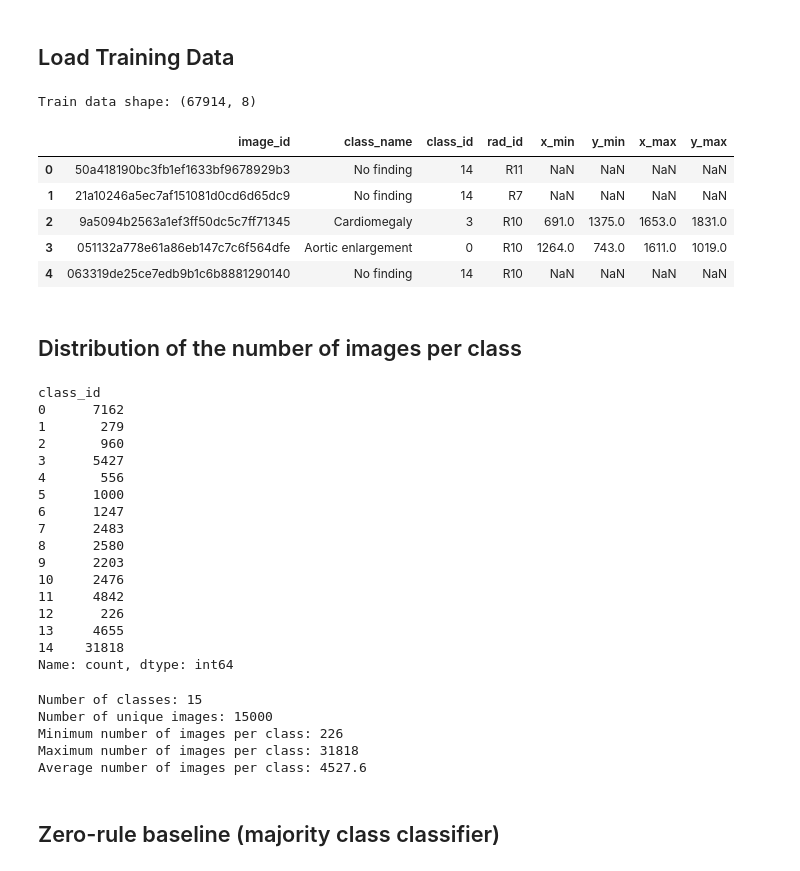
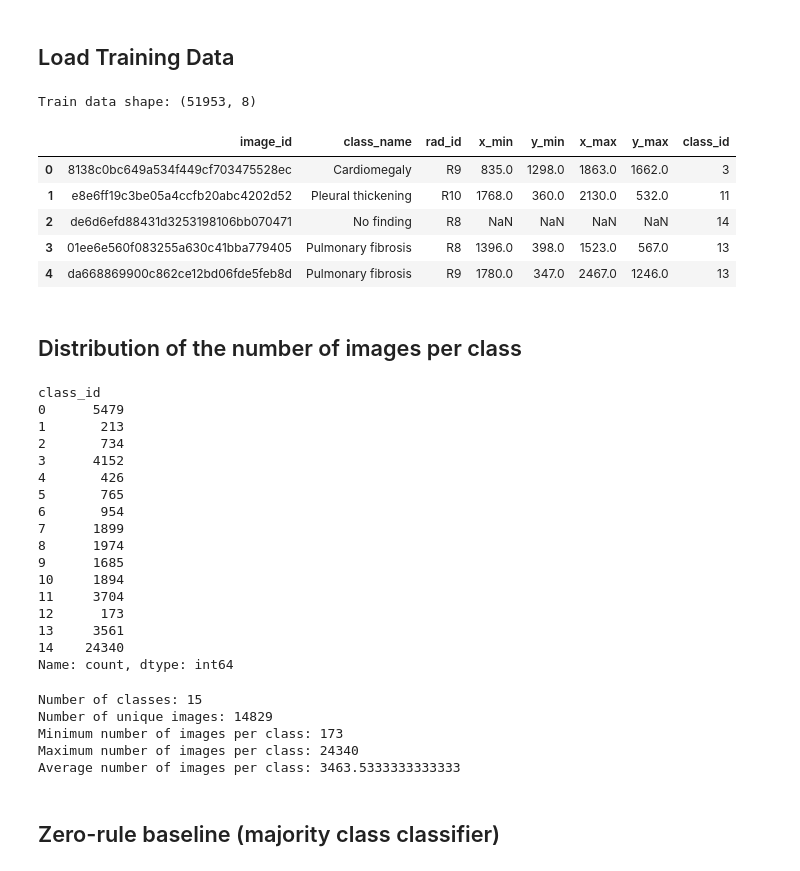
Before and after one commit to AlexisBalayre/chest-x-ray-abnormalities-detection, a Jupyter notebook: dataset_analysis.ipynb, the cells around one changed output. Cells and saved outputs as stored; diff of their text form; code cells hidden in the pictures.

```diff
--- a/datasetAnalysis.ipynb
+++ b/dataset_analysis.ipynb
@@ -8,17 +8,17 @@ import plotly.express as px
 # %% [markdown]
 ## Load Training Data
 # %%
-train_df = pd.read_csv('train.csv')
+train_df = pd.read_csv('/Users/alexis/Cranfield/AI/assignment/data/train.csv')
 print("Train data shape:", train_df.shape)
 train_df.head()
 # %% [output]
-Train data shape: (67914, 8)
+Train data shape: (51953, 8)
-|  | image_id | class_name | class_id | rad_id | x_min | y_min | x_max | y_max |
-| 0 | 50a418190bc3fb1ef1633bf9678929b3 | No finding | 14 | R11 | NaN | NaN | NaN | NaN |
-| 1 | 21a10246a5ec7af151081d0cd6d65dc9 | No finding | 14 | R7 | NaN | NaN | NaN | NaN |
-| 2 | 9a5094b2563a1ef3ff50dc5c7ff71345 | Cardiomegaly | 3 | R10 | 691.0 | 1375.0 | 1653.0 | 1831.0 |
-| 3 | 051132a778e61a86eb147c7c6f564dfe | Aortic enlargement | 0 | R10 | 1264.0 | 743.0 | 1611.0 | 1019.0 |
-| 4 | 063319de25ce7edb9b1c6b8881290140 | No finding | 14 | R10 | NaN | NaN | NaN | NaN |
+|  | image_id | class_name | rad_id | x_min | y_min | x_max | y_max | class_id |
+| 0 | 8138c0bc649a534f449cf703475528ec | Cardiomegaly | R9 | 835.0 | 1298.0 | 1863.0 | 1662.0 | 3 |
+| 1 | e8e6ff19c3be05a4ccfb20abc4202d52 | Pleural thickening | R10 | 1768.0 | 360.0 | 2130.0 | 532.0 | 11 |
+| 2 | de6d6efd88431d3253198106bb070471 | No finding | R8 | NaN | NaN | NaN | NaN | 14 |
+| 3 | 01ee6e560f083255a630c41bba779405 | Pulmonary fibrosis | R8 | 1396.0 | 398.0 | 1523.0 | 567.0 | 13 |
+| 4 | da668869900c862ce12bd06fde5feb8d | Pulmonary fibrosis | R9 | 1780.0 | 347.0 | 2467.0 | 1246.0 | 13 |
 # %% [markdown]
 ## Distribution of the number of images per class
 # %%
@@ -28,21 +28,21 @@ label_counts = label_counts.sort_index()
 label_counts
 # %% [output]
 class_id
-0      7162
-1       279
-2       960
-3      5427
-4       556
-5      1000
-6      1247
-7      2483
-8      2580
-9      2203
-10     2476
-11     4842
-12      226
-13     4655
-14    31818
+0      5479
+1       213
+2       734
+3      4152
+4       426
+5       765
+6       954
+7      1899
+8      1974
+9      1685
+10     1894
+11     3704
+12      173
+13     3561
+14    24340
 Name: count, dtype: int64
 # %%
 class_counts = train_df["class_id"].value_counts()
@@ -74,10 +74,10 @@ print("Maximum number of images per class:", max(train_counter.values()))
 print("Average number of images per class:", sum(train_counter.values()) / len(train_counter))
 # %% [output]
 Number of classes: 15
-Number of unique images: 15000
-Minimum number of images per class: 226
-Maximum number of images per class: 31818
-Average number of images per class: 4527.6
+Number of unique images: 14829
+Minimum number of images per class: 173
+Maximum number of images per class: 24340
+Average number of images per class: 3463.5333333333333
 # %% [markdown]
 ## Zero-rule baseline (majority class classifier)
 # %%
```
Also changed, not shown: parts of 3 cells of this notebook, 22 other files.
